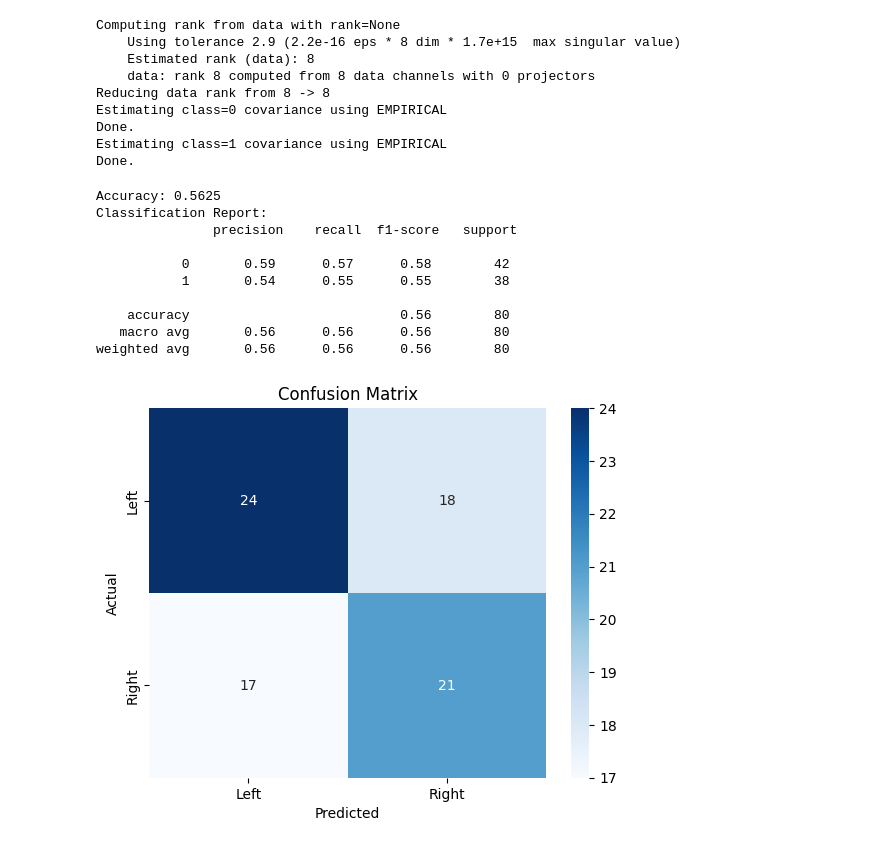
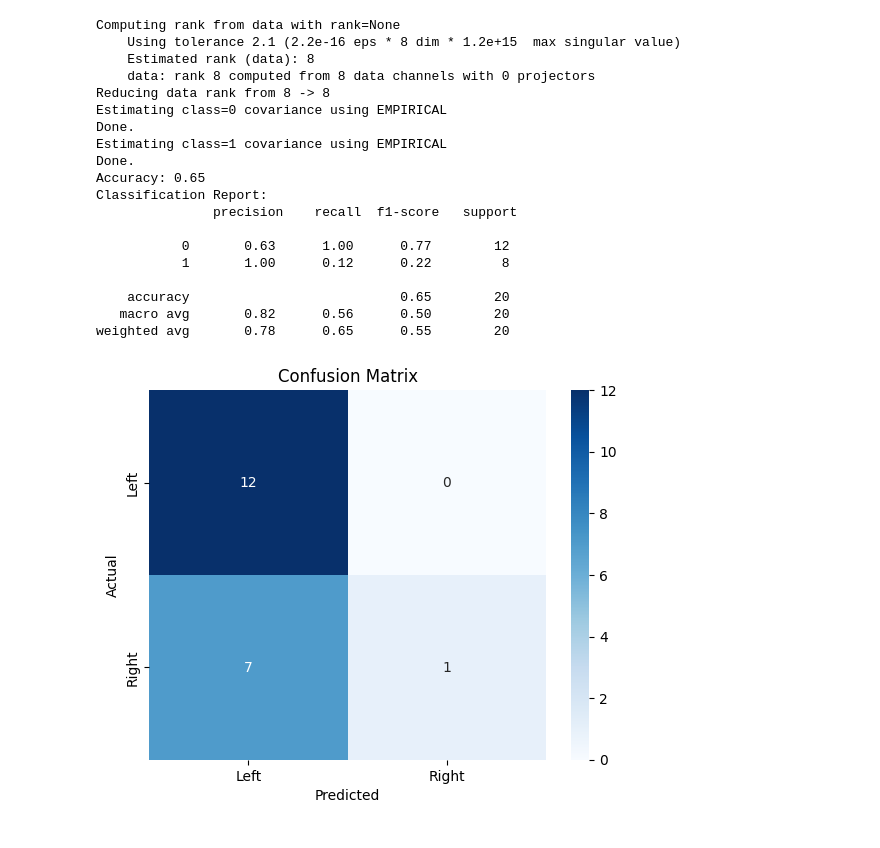
Before and after one commit to mohameddhussien/MTC-AIC3, a Jupyter notebook: app.ipynb, the cells around one changed output. Drawn from its saved outputs; the diff is of its cells as text; code cells hidden in the pictures.

```diff
--- a/app.ipynb
+++ b/app.ipynb
@@ -71,7 +71,7 @@ def apply_ica(data):
     ica = FastICA(n_components=data.shape[1], random_state=42, max_iter=1000)
     transformed = ica.fit_transform(data)
     cleaned = ica.inverse_transform(transformed)
-    return cleaned
+    return cleaned, ica
 
 def normalize_for_plot(df: pd.DataFrame) -> pd.DataFrame:
     return (df - df.mean(axis=0)) / df.std(axis=0)
@@ -85,7 +85,7 @@ def preprocess_trial(trial_df: pd.DataFrame) -> pd.DataFrame:
     eeg = apply_bandpass(eeg, *BANDPASS, fs=SAMPLE_RATE)
 
     # 3. ICA artifact removal
-    eeg = apply_ica(eeg)
+    eeg, ica = apply_ica(eeg)
 
     start_idx = CROP_WINDOW[0] * SAMPLE_RATE
     end_idx = CROP_WINDOW[1] * SAMPLE_RATE
@@ -137,33 +137 @@ def extract_csp_features(X_list, y_list, n_components=4, for_deep_learning=False
 # compare_eeg_preprocessing(normalize_for_plot(trial_data), preprocessed)
-# %%
-from tqdm import tqdm
-
-X = []
-y = []
-
-# hna a5adt awel 400 trials bs 3shan el ba2y bya5od wa2t
-# el mfrood 2400 lel MI w 2400 lel SSVEP
-# tqdm da progress bar 3shan y7seb el wa2t bta3 el trials
-mi_df = train_df.iloc[:400]
-
-for idx, row in tqdm(mi_df.iterrows(), total=400, desc="Preprocessing MI Trials"):
-    try:
-        trial_data = load_trial_data(row, base_path)
-        processed = preprocess_trial(trial_data)
-        X.append(processed)
-        y.append(0 if row["label"] == "Left" else 1)
-    except Exception as e:
-        print(f"Trial {idx} skipped due to error: {e}")
-# %%
-# Extract CSP features
-X_features, csp_model = extract_csp_features(X, y)
-# %% [output]
-Computing rank from data with rank=None
-    Using tolerance 2.9 (2.2e-16 eps * 8 dim * 1.7e+15  max singular value)
-    Estimated rank (data): 8
-    data: rank 8 computed from 8 data channels with 0 projectors
-Reducing data rank from 8 -> 8
-Estimating class=0 covariance using EMPIRICAL
-Done.
-Estimating class=1 covariance using EMPIRICAL
-Done.
@@ -170,40 +173,50 @@ Done.
 # %%
-X_train, X_test, y_train, y_test = train_test_split(
-    X_features, y, test_size=0.2, random_state=42, stratify=y
-)
+X_train_csp, csp_model = extract_csp_features(X_train, y_train)
+
+X_val_csp = csp_model.transform(X_val)
 
 clf_pipeline = Pipeline([
     ('scaler', StandardScaler()),
     ('classifier', LDA())
 ])
 
-clf_pipeline.fit(X_train, y_train)
-y_pred = clf_pipeline.predict(X_test)
+clf_pipeline.fit(X_train_csp, y_train)
 
-print("Accuracy:", accuracy_score(y_test, y_pred))
-print("Classification Report:\n", classification_report(y_test, y_pred))
+y_pred = clf_pipeline.predict(X_val_csp)
+
+print("Accuracy:", accuracy_score(y_val, y_pred))
+print("Classification Report:\n", classification_report(y_val, y_pred))
 
 sns.heatmap(
-    confusion_matrix(y_test, y_pred),
+    confusion_matrix(y_val, y_pred),
     annot=True,
     fmt='d',
     cmap='Blues',
     xticklabels=['Left', 'Right'],
     yticklabels=['Left', 'Right']
 )
 plt.xlabel("Predicted")
 plt.ylabel("Actual")
 plt.title("Confusion Matrix")
 plt.show()
 # %% [output]
-Accuracy: 0.5625
+Computing rank from data with rank=None
+    Using tolerance 2.1 (2.2e-16 eps * 8 dim * 1.2e+15  max singular value)
+    Estimated rank (data): 8
+    data: rank 8 computed from 8 data channels with 0 projectors
+Reducing data rank from 8 -> 8
+Estimating class=0 covariance using EMPIRICAL
+Done.
+Estimating class=1 covariance using EMPIRICAL
+Done.
+Accuracy: 0.65
 Classification Report:
                precision    recall  f1-score   support
 
-           0       0.59      0.57      0.58        42
-           1       0.54      0.55      0.55        38
+           0       0.63      1.00      0.77        12
+           1       1.00      0.12      0.22         8
 
-    accuracy                           0.56        80
-   macro avg       0.56      0.56      0.56        80
-weighted avg       0.56      0.56      0.56        80
+    accuracy                           0.65        20
+   macro avg       0.82      0.56      0.50        20
+weighted avg       0.78      0.65      0.55        20
-[figure, old version]
+[figure, new version]
```
Also changed, not shown: parts of 2 cells of this notebook.
